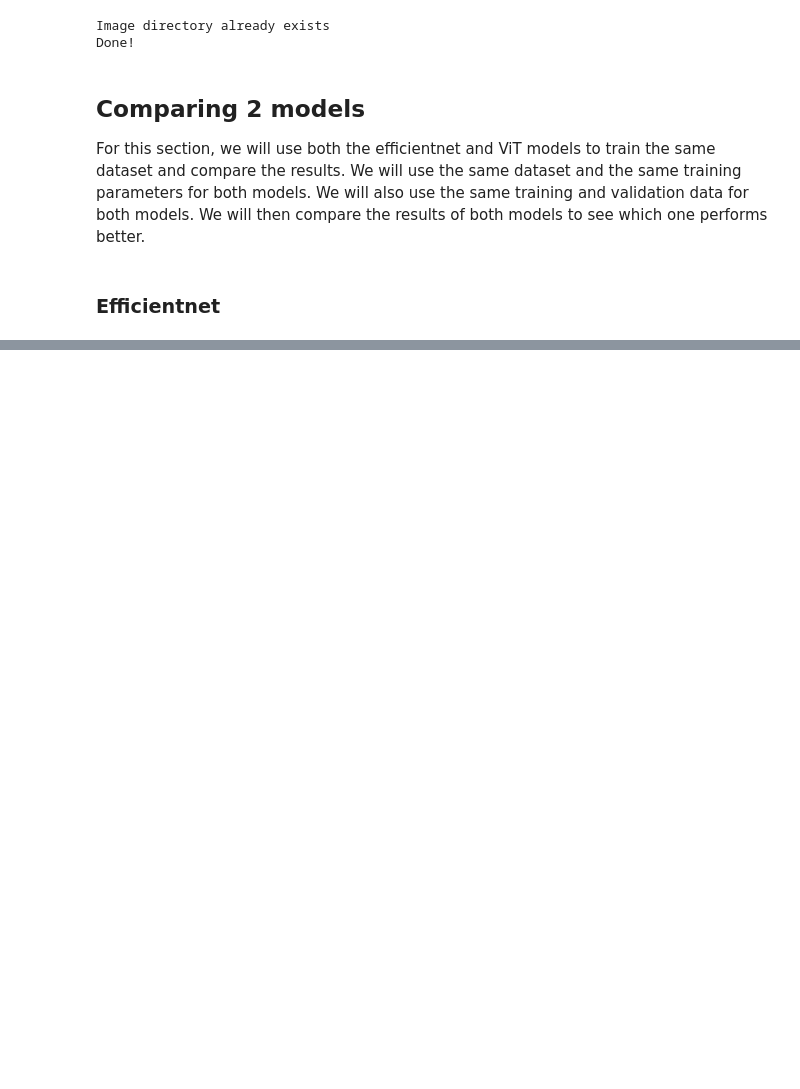
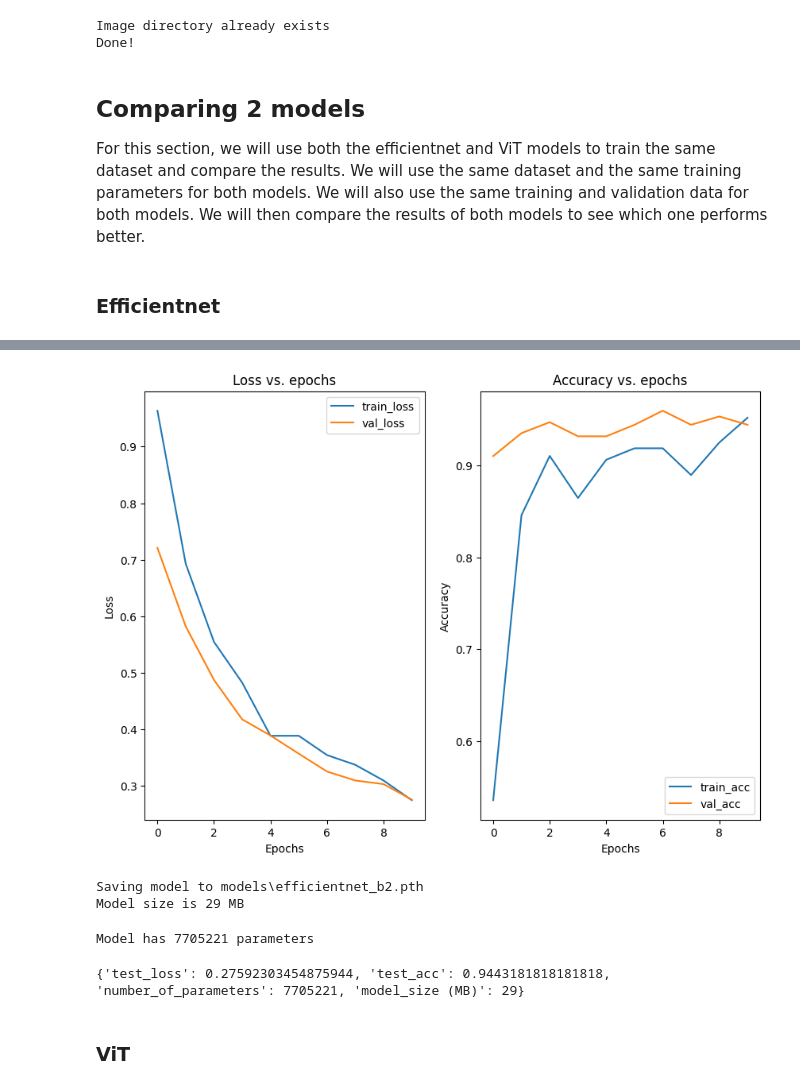
Before and after one commit to Warren-SJ/Experiment-Tracking-ML, a Jupyter notebook: deployment.ipynb, the cells around one changed output, grey strips where cells are left out. Saved outputs shown, nothing was run; the diff lists cells and outputs as text; code cells hidden in the pictures; blank space fills up the shorter version.

```diff
--- a/deployment.ipynb
+++ b/deployment.ipynb
@@ -53,7 +62,7 @@ Params size (MB): 36.44
 Estimated Total Size (MB): 5073.49
 ===========================================================================================================================================================
 # %%
-efficientnet_model.classifier = nn.Sequential(nn.Dropout(p=0.3, inplace=False),
+efficientnet_model.classifier = nn.Sequential(nn.Dropout(p=0.3, inplace=True),
                                               nn.Linear(in_features=1408, out_features=3, bias=True),
                                               )
 # %%
@@ -79,25 +88,25 @@ Params size (MB): 30.82
 Estimated Total Size (MB): 5067.62
 ===========================================================================================================================================================
 # %%
-effnet_traindataloader, effnet_testdataloader = data_setup.create_dataloaders(
-    data_dir = DATA_PATH/IMAGE_PATH,
-    batch_size = BATCH_SIZE,
-    train_transform = effnet_transforms,
-    test_transform = effnet_transforms,
-    num_workers = 0
+effnet_traindataloader, effnet_testdataloader, class_names = data_setup.create_dataloaders(
+                                                                                            data_dir = DATA_PATH/IMAGE_PATH,
+                                                                                            batch_size = BATCH_SIZE,
+                                                                                            train_transform = effnet_transforms,
+                                                                                            test_transform = effnet_transforms,
+                                                                                            num_workers = 0
 )
 # %%
 loss_fn = nn.CrossEntropyLoss()
 optimizer = torch.optim.Adam(efficientnet_model.parameters(), lr=0.001)
 # %%
-history , allpreds, alllabels, effnetwriter = engine.train(model = efficientnet_model,
-                                                           data_name = "pizza_steak_sushi",
-                                                           train_dataloader = effnet_traindataloader,
-                                                           val_dataloader= effnet_testdataloader,
-                                                           epochs = EPCOHS,
-                                                           model_name = "efficientnet_b2",
-                                                           loss_fn = loss_fn,
-                                                           optimizer = optimizer,
-                                                           device = device
+history_effnet , all_preds_effnet, all_labels_effnet, effnetwriter = engine.train(model = efficientnet_model,
+                                                                                 data_name = "pizza_steak_sushi",
+                                                                                 train_dataloader = effnet_traindataloader,
+                                                                                 val_dataloader= effnet_testdataloader,
+                                                                                 epochs = EPCOHS,
+                                                                                 model_name = "efficientnet_b2",
+                                                                                 loss_fn = loss_fn,
+                                                                                 optimizer = optimizer,
+                                                                                 device = device
                                                         )
 # %% [output]
@@ -113,0 +123,30 @@ Epoch 10 of 10, Train Loss: 0.2882, Train Acc: 0.9354, Val Loss: 0.2909, Val Acc
+# %%
+plot_loss_curves.plot_loss_curves(history = history_effnet)
+# %% [output]
+[figure, added]
+# %%
+utils.save_model(model = efficientnet_model,
+                 target_dir = Path("models"),
+                 model_name = "efficientnet_b2")
+
+effnet_model_size = Path("models/efficientnet_b2.pth").stat().st_size//(1024 * 1024)
+print(f"Model size is {effnet_model_size} MB")
+# %% [output]
+Saving model to models\efficientnet_b2.pth
+Model size is 29 MB
+# %%
+efficientnet_paramaeters = sum(p.numel() for p in efficientnet_model.parameters())
+print(f"Model has {efficientnet_paramaeters} parameters")
+# %% [output]
+Model has 7705221 parameters
+# %%
+# Create a dictionary with EffNetB2 statistics
+effnetb2_stats = {"test_loss": history_effnet["val_loss"][-1],
+                  "test_acc": history_effnet["val_acc"][-1],
+                  "number_of_parameters": efficientnet_paramaeters,
+                  "model_size (MB)": effnet_model_size}
+print(effnetb2_stats)
+# %% [output]
+{'test_loss': 0.27592303454875944, 'test_acc': 0.9443181818181818, 'number_of_parameters': 7705221, 'model_size (MB)': 29}
+# %% [markdown]
+### ViT
```
Also changed, not shown: parts of 25 cells of this notebook, 12 other files.
